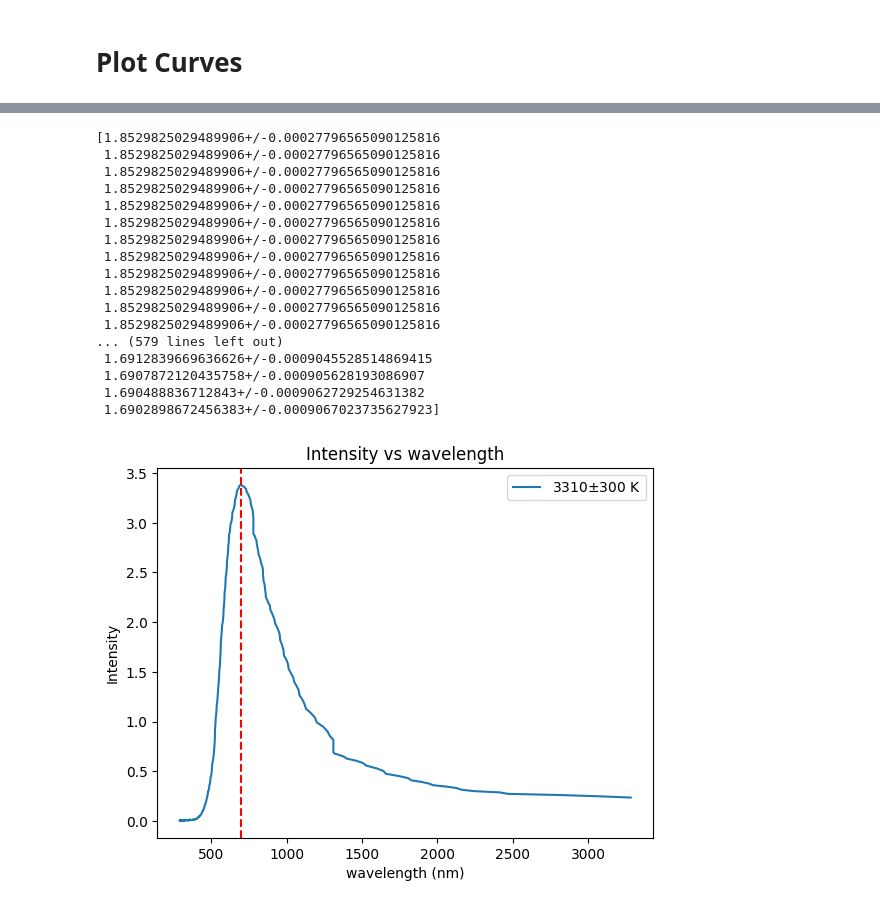
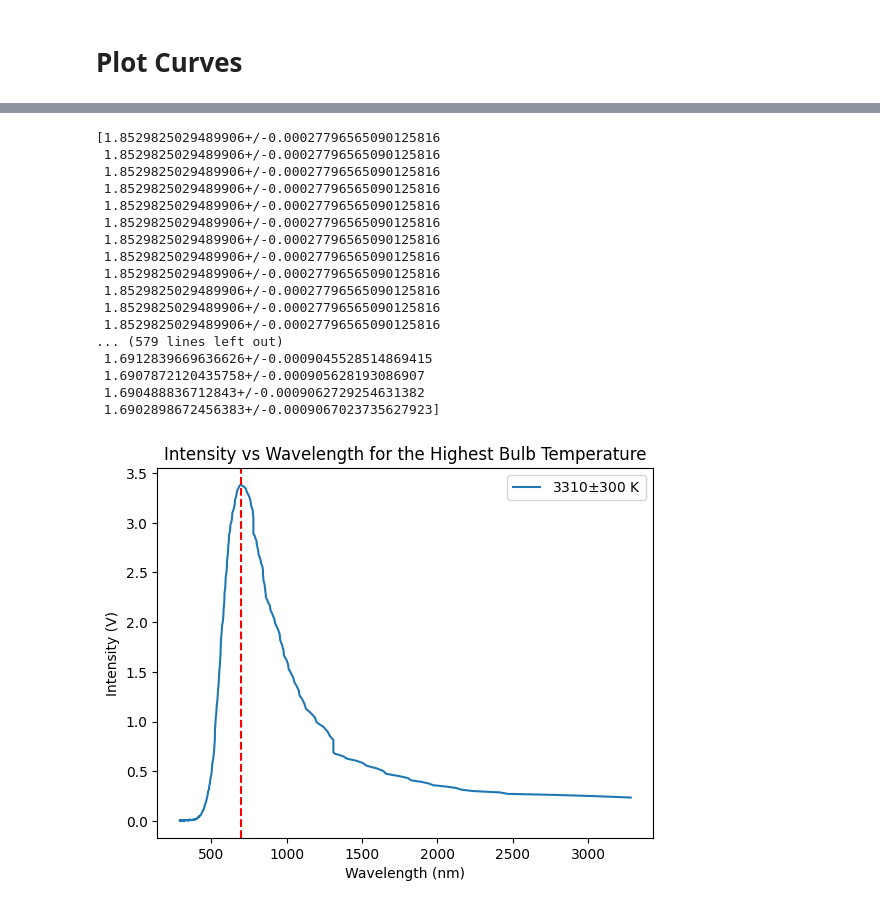
Before and after one commit to AG2048/phy-294-blackbody-radiation, a Jupyter notebook: data_process.ipynb, the cells around one changed output, grey strips where cells are left out. Cells and saved outputs as stored; diff of their text form; code cells hidden in the pictures.

```diff
--- a/data_process.ipynb
+++ b/data_process.ipynb
@@ -379,34 +469,34 @@ for name in np.arange(10.0, 10.5, 0.5):
     B = unc.ufloat(1.689, 0.001)
     wavelength = unp.sqrt(A / (n - B))
     wavelength = unp.nominal_values(wavelength)
     # label each plot with the value
     plt.plot(wavelength, intensity, label='{}$\pm${} K'.format(int(round(T[-1].n,-1)), int(round(T[-1].s,-1))))
     index += 1
     # plt.xlim(0.9, 1.1)
 
 # plot vertical line at x=700
 plt.axvline(x=700, color='r', linestyle='--')
-plt.xlabel('wavelength (nm)')
-plt.ylabel('Intensity')
-plt.title('Intensity vs wavelength')
+plt.xlabel('Wavelength (nm)')
+plt.ylabel('Intensity (V)')
+plt.title('Intensity vs Wavelength for the Highest Bulb Temperature')
 plt.legend()
 plt.show()
 # %% [output]
 [1.8529825029489906+/-0.00027796565090125816
  1.8529825029489906+/-0.00027796565090125816
  1.8529825029489906+/-0.00027796565090125816
  1.8529825029489906+/-0.00027796565090125816
  1.8529825029489906+/-0.00027796565090125816
  1.8529825029489906+/-0.00027796565090125816
  1.8529825029489906+/-0.00027796565090125816
  1.8529825029489906+/-0.00027796565090125816
  1.8529825029489906+/-0.00027796565090125816
  1.8529825029489906+/-0.00027796565090125816
  1.8529825029489906+/-0.00027796565090125816
  1.8529825029489906+/-0.00027796565090125816
 ... (579 lines left out)
  1.6912839669636626+/-0.0009045528514869415
  1.6907872120435758+/-0.000905628193086907
  1.690488836712843+/-0.0009062729254631382
  1.6902898672456383+/-0.0009067023735627923]
-[figure, old version]
+[figure, new version]
```
Also changed, not shown: parts of 5 cells of this notebook.
